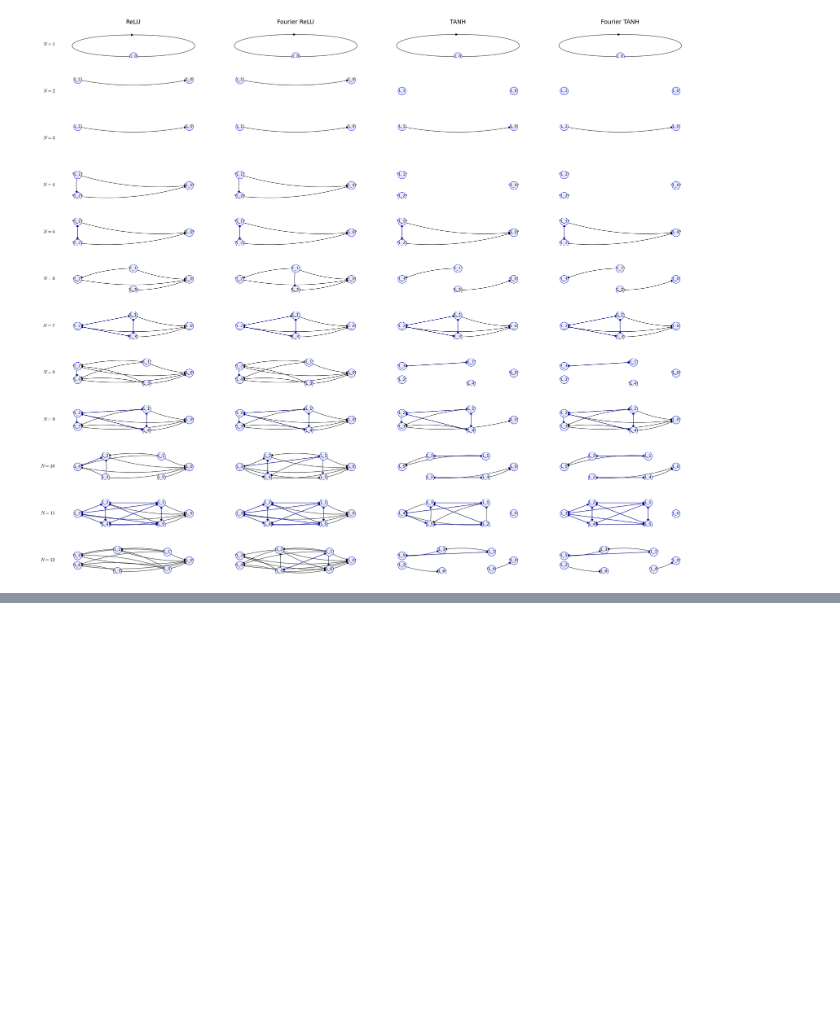
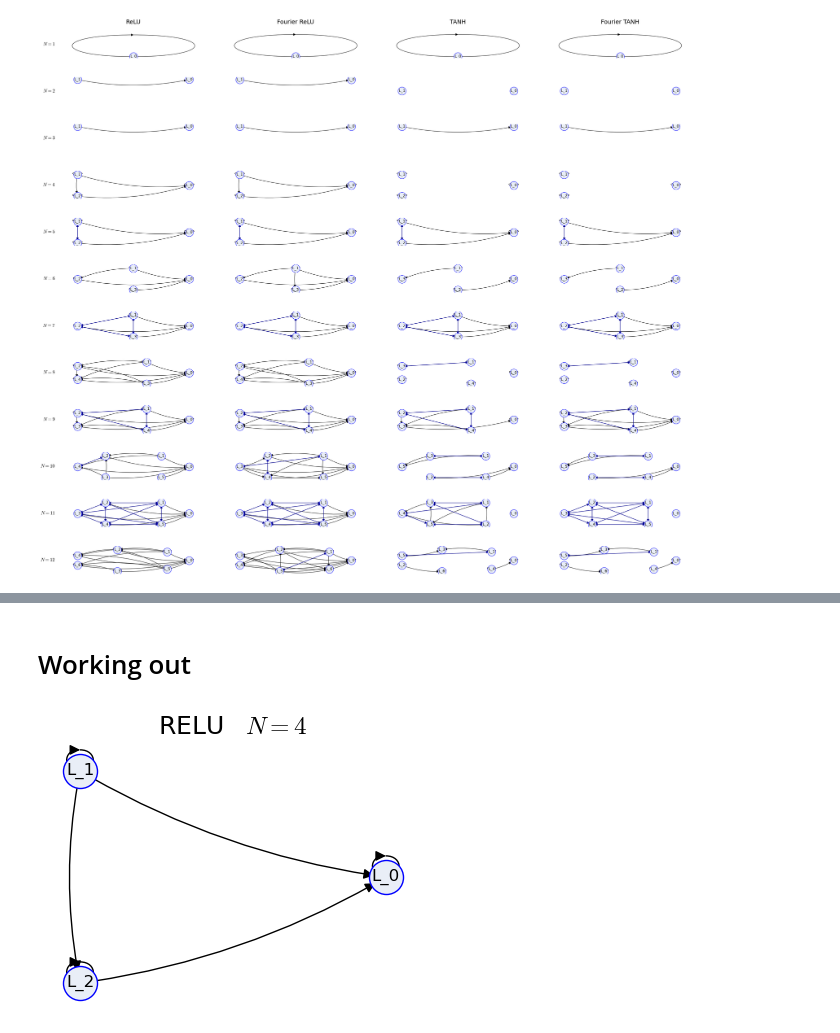
Before and after one commit to ManiShayestehfar/Masters, a Jupyter notebook: equivarient_NN/c_n.ipynb, the cells around one changed output, grey strips where cells are left out. Drawn from its saved outputs; the diff is of its cells as text; code cells hidden in the pictures; blank space fills up the shorter version.

```diff
--- a/equivarient_NN/c_n.ipynb
+++ b/equivarient_NN/c_n.ipynb
@@ -263,6 +257,12 @@ plt.show()
 # %% [output]
 [figure]
 # %%
+A = GELU
+B = RELU
+
 for n in range(1, 16):
-    print(f"N={n}, gelu, tanh_fourier = {len(set(calculate_block(n, GELU).keys()) - set(calculate_block(n, tanh_fourier).keys()))}")
+    _A = set(calculate_block(n, A).keys())
+    _B = set(calculate_block(n, B).keys())
+    diff = list(_A - _B)
+    print(f"N={n}, {A.__name__} - {B.__name__} = {len(diff)}")
 # %% [output]
@@ -340,0 +292,22 @@ N=15, gelu, relu = 0
+# %% [markdown]
+# Working out
+# %%
+n = 4
+activ_func = RELU
+
+Q, labels = q_matrix(n)
+M = m_matrix(n)
+D = d_matrix(n)
+byL = indices_by_rep(labels)
+
+blocks = {}
+for Ls in byL:
+    for Lk in byL:
+        B = activation_func_block(Q, D, byL, Ls, Lk, activation_func=activ_func)
+        if not is_zero_numeric(B, tol=1e-4):
+            blocks[(Ls, Lk)] = B
+
+
+plot_intersection_graph(4, RELU)
+# %% [output]
+[figure, added]
```
Also changed, not shown: parts of 13 cells of this notebook, 1 other file.
